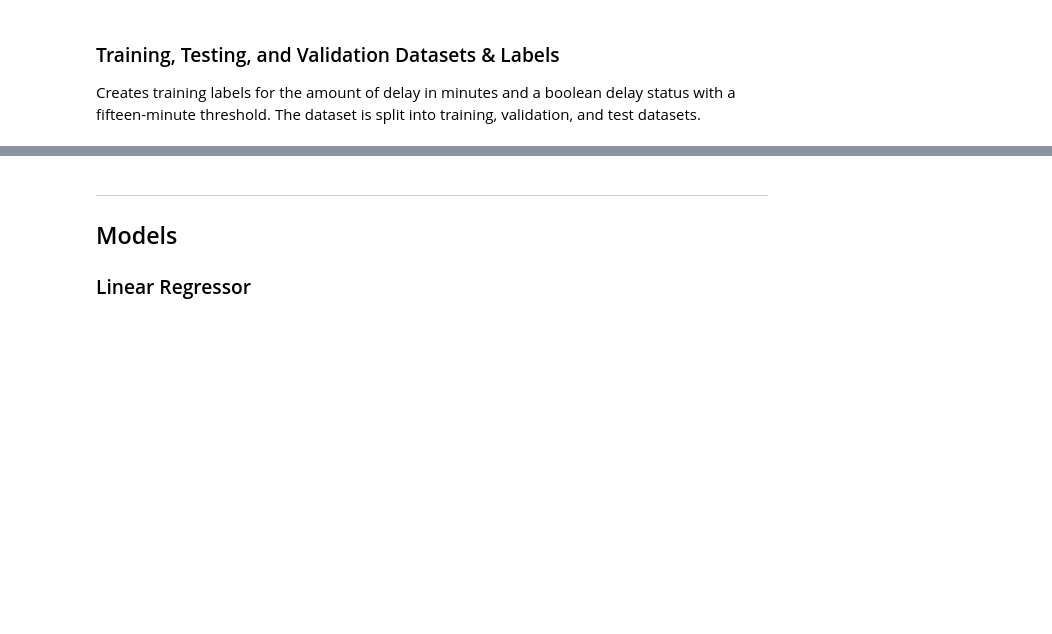
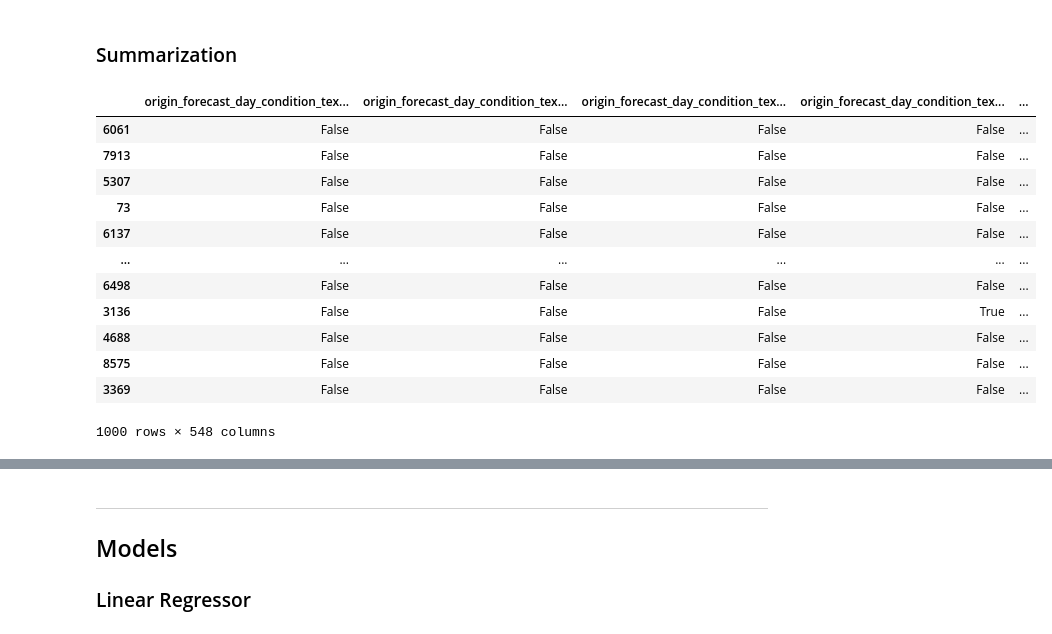
Before and after one commit to Brenmull12/ML4UVA-Flight-Delay-Analysis, a Jupyter notebook: ML4UVA.ipynb, the cells around one changed output, grey strips where cells are left out. Cells and saved outputs as stored; diff of their text form; code cells hidden in the pictures; blank space fills up the shorter version.

Commit message:
Continued making progress with dask dataframes

```diff
--- a/ML4UVA.ipynb
+++ b/ML4UVA.ipynb
@@ -338,0 +305,21 @@ training.head()
+# %%
+from dask_ml.model_selection import train_test_split
+
+'''
+Treat all cancelled flights as 2-hour delays.
+Flights are only considered delayed if they depart at least fifteen minutes after their intended departure.
+'''
+delay_labels = delay_data.where(cancellation_data.notnull(), 120).astype(int)
+delay_statuses = delay_labels > 15
+
+# SPLIT INTO TRAINING AND TESTING DATA
+full_training, test, full_training_delays, test_delays, full_training_statuses, test_statuses = train_test_split(
+    data, delay_labels, delay_statuses, test_size=0.2, random_state=RANDOM_SEED, shuffle=True
+)
+training, validation, training_delays, validation_delays, training_statuses, validation_statuses = train_test_split(
+    full_training, full_training_delays, full_training_statuses, test_size=0.2, random_state=RANDOM_SEED, shuffle=True
+)
+
+training = transformer.fit_transform(training)
+validation = transformer.transform(validation)
+test = transformer.transform(test)
@@ -339,3 +332,18 @@ training.head()
 # %% [markdown]
-### Training, Testing, and Validation Datasets & Labels
-Creates training labels for the amount of delay in minutes and a boolean delay status with a fifteen-minute threshold. The dataset is split into training, validation, and test datasets.
+### Summarization
+# %%
+training.head(1000)
+# %% [output]
+|  | origin_forecast_day_condition_tex... | origin_forecast_day_condition_tex... | origin_forecast_day_condition_tex... | origin_forecast_day_condition_tex... | ... |
+| 6061 | False | False | False | False | ... |
+| 7913 | False | False | False | False | ... |
+| 5307 | False | False | False | False | ... |
+| 73 | False | False | False | False | ... |
+| 6137 | False | False | False | False | ... |
+| ... | ... | ... | ... | ... | ... |
+| 6498 | False | False | False | False | ... |
+| 3136 | False | False | False | True | ... |
+| 4688 | False | False | False | False | ... |
+| 8575 | False | False | False | False | ... |
+| 3369 | False | False | False | False | ... |
+1000 rows × 548 columns
```
Also changed, not shown: parts of 20 cells of this notebook.
